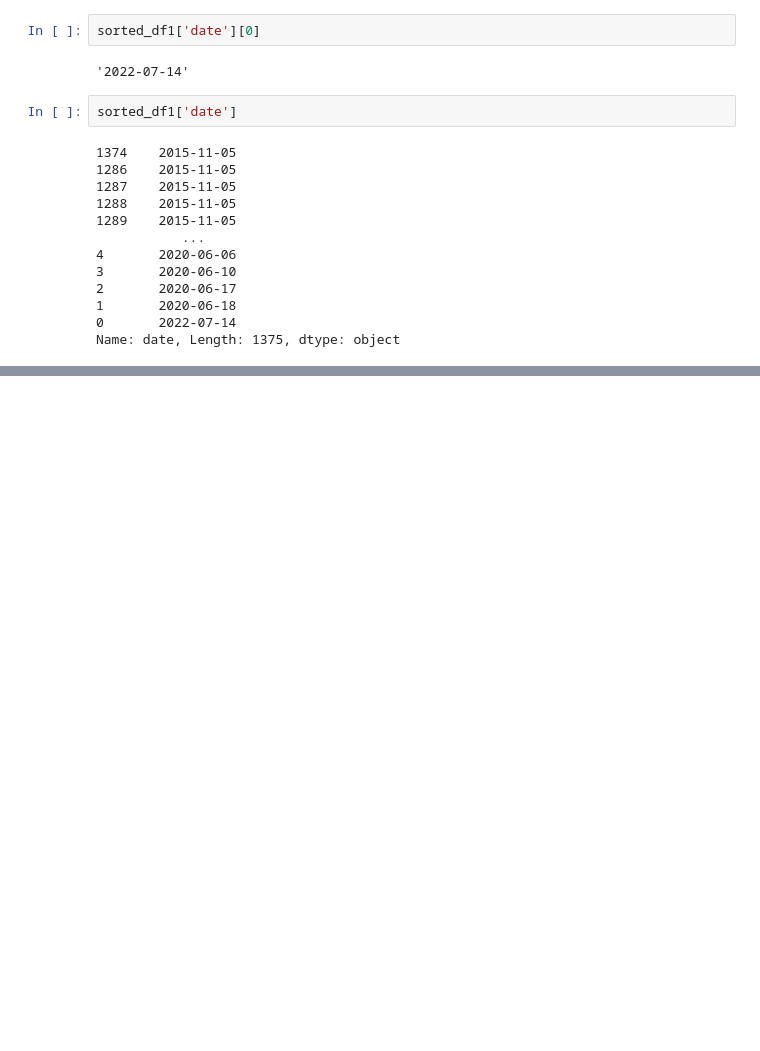
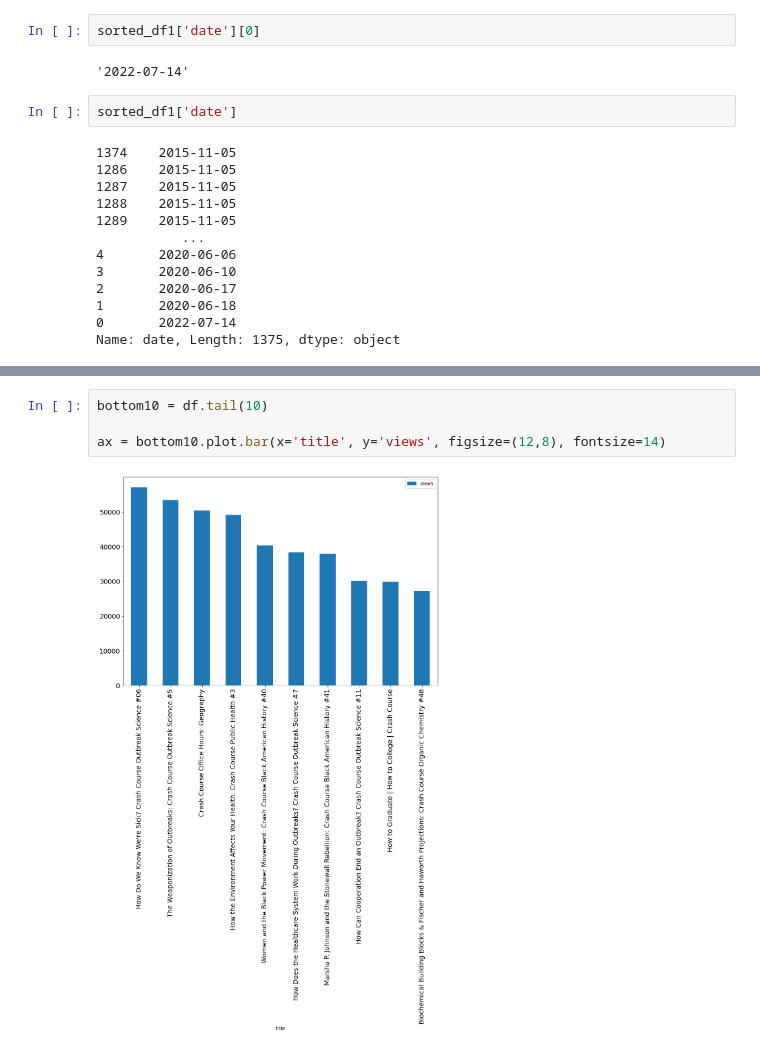
Before and after one commit to awaubreyw/aubrey_dissertation, a Jupyter notebook: src/get_sentiment_vader.ipynb, the cells around one changed output, grey strips where cells are left out. Saved outputs shown, nothing was run; the diff lists cells and outputs as text; blank space fills up the shorter version.

```diff
--- a/src/get_sentiment_vader.ipynb
+++ b/src/get_sentiment_vader.ipynb
@@ -688,0 +751,6 @@ Name: date, Length: 1375, dtype: object
+# %%
+bottom10 = df.tail(10)
+
+ax = bottom10.plot.bar(x='title', y='views', figsize=(12,8), fontsize=14)
+# %% [output]
+[figure, added]
```
Also changed, not shown: parts of 6 cells of this notebook.
